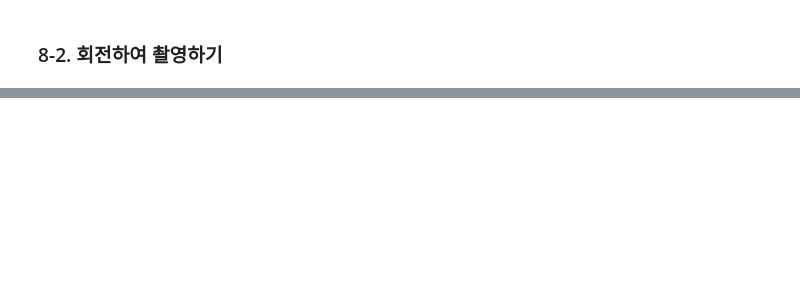
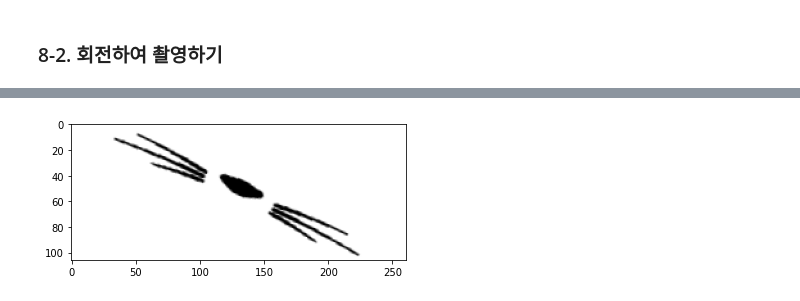
Before and after one commit to babeebird/AIFFEL_Exploration, a Jupyter notebook: E3_Cat_Whiskers_Sticker_App.ipynb, the cells around one changed output, grey strips where cells are left out. Cells and saved outputs as stored; diff of their text form; code cells hidden in the pictures; blank space fills up the shorter version.

```diff
--- a/E3_Cat_Whiskers_Sticker_App.ipynb
+++ b/E3_Cat_Whiskers_Sticker_App.ipynb
@@ -592,15 +595,16 @@ plt.show()
 # %%
 import math
 
-h = abs(landmark[36][1]-landmark[45][1])
-w = abs(landmark[36][0]-landmark[45][0])
+h1 = abs(landmark[36][1]-landmark[45][1])
+w1 = abs(landmark[36][0]-landmark[45][0])
 
-cp = ( img_sticker.shape[1]/2, img_sticker.shape[0]/2)
-angle = math.atan(h/w)/math.pi*180
-rot = cv2.getRotationMatrix2D(cp,angle,1)
-dst = cv2.warpAffine(img_sticker, rot, (0,0))
-cv2.imshow('img_sticker',img_sticker)
-cv2.imshow('dst',dst)
+cp = (img_sticker.shape[1]/2, img_sticker.shape[0]/2)
+angle = (math.atan(h1/w1)/math.pi*180)
+rot = cv2.getRotationMatrix2D(cp,-angle,0.9)
+dst = cv2.warpAffine(img_sticker, rot, (0,0), borderValue=(255,255,255))
+img_sticker = dst
 
-
-#borderValue=(255,255,255) borderMode=cv2.BORDER_TRANSPARENT,
+plt.imshow(cv2.cvtColor(img_sticker, cv2.COLOR_BGR2RGB))
+plt.show()
+# %% [output]
+[figure, added]
```
Also changed, not shown: parts of 13 cells of this notebook.
